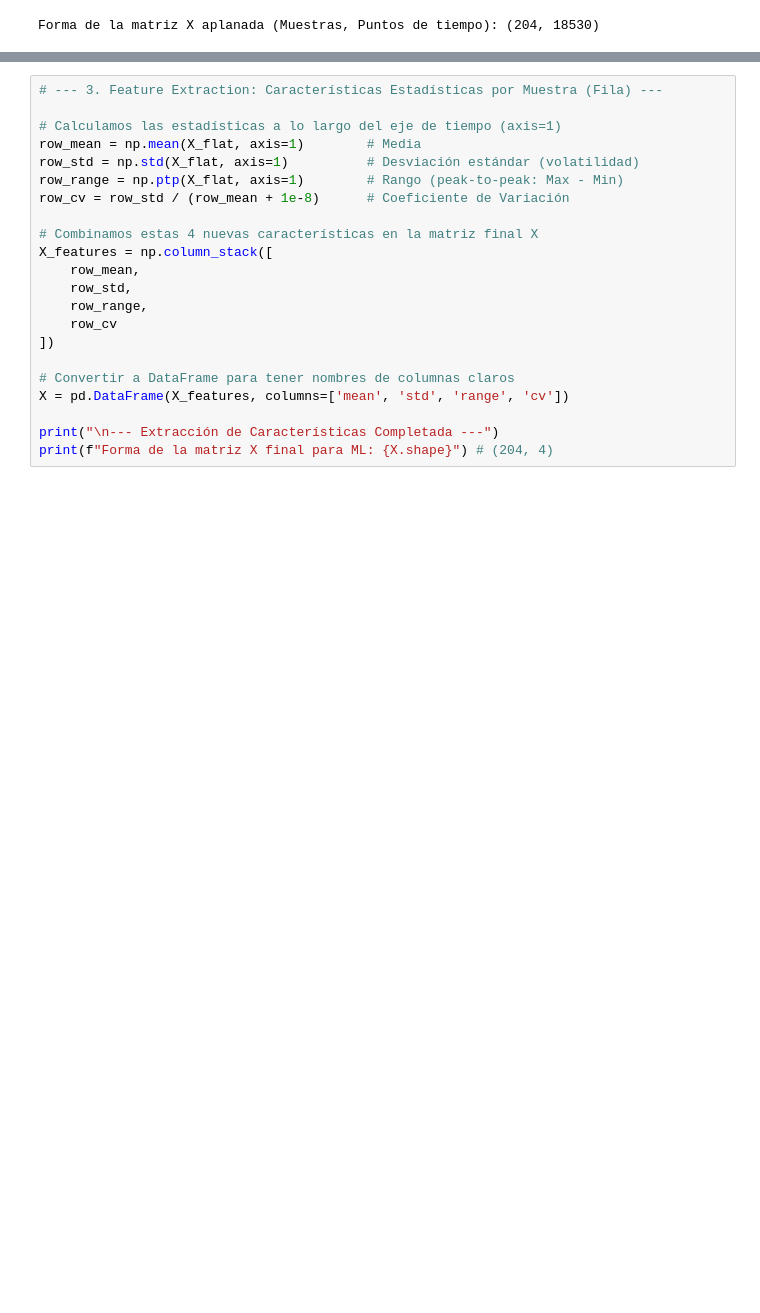
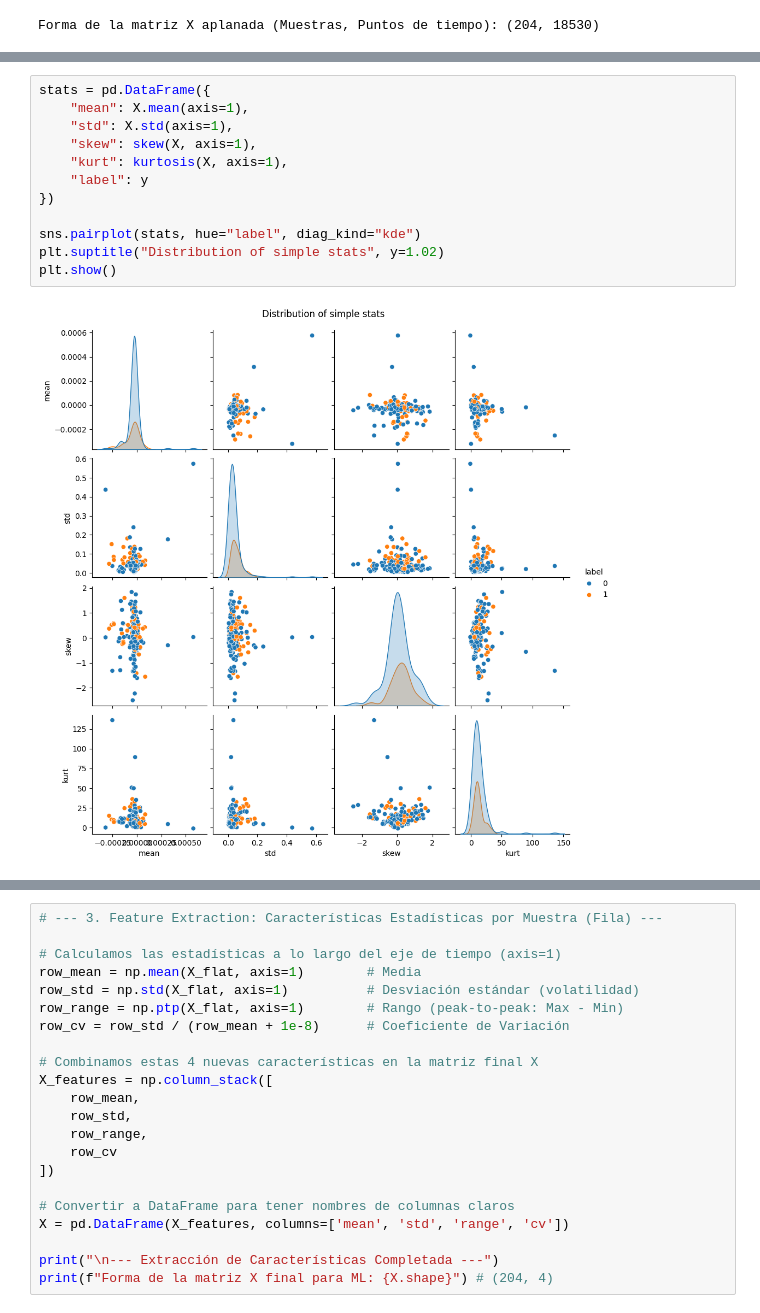
Before and after one commit to Vasco2510/ML_P1_EGG, a Jupyter notebook: tryouts/project5.ipynb, the cells around one changed output, grey strips where cells are left out. Saved outputs shown, nothing was run; the diff lists cells and outputs as text; blank space fills up the shorter version.

```diff
--- a/tryouts/project5.ipynb
+++ b/tryouts/project5.ipynb
@@ -94,0 +151,14 @@ print(df.isnull().sum().sum())
+# %%
+stats = pd.DataFrame({
+    "mean": X.mean(axis=1),
+    "std": X.std(axis=1),
+    "skew": skew(X, axis=1),
+    "kurt": kurtosis(X, axis=1),
+    "label": y
+})
+
+sns.pairplot(stats, hue="label", diag_kind="kde")
+plt.suptitle("Distribution of simple stats", y=1.02)
+plt.show()
+# %% [output]
+[figure, added]
```
Also changed, not shown: parts of 21 cells of this notebook.
